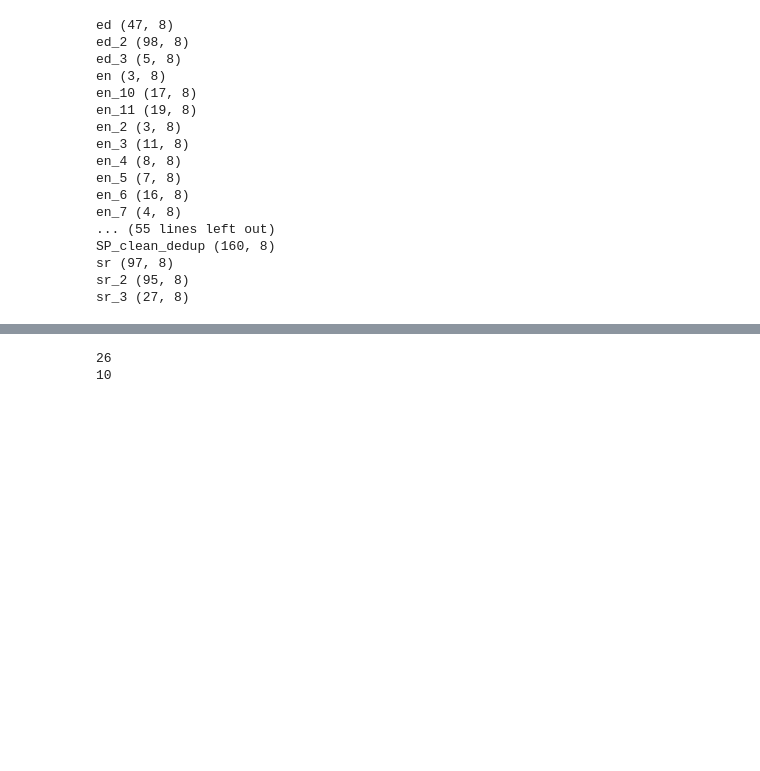
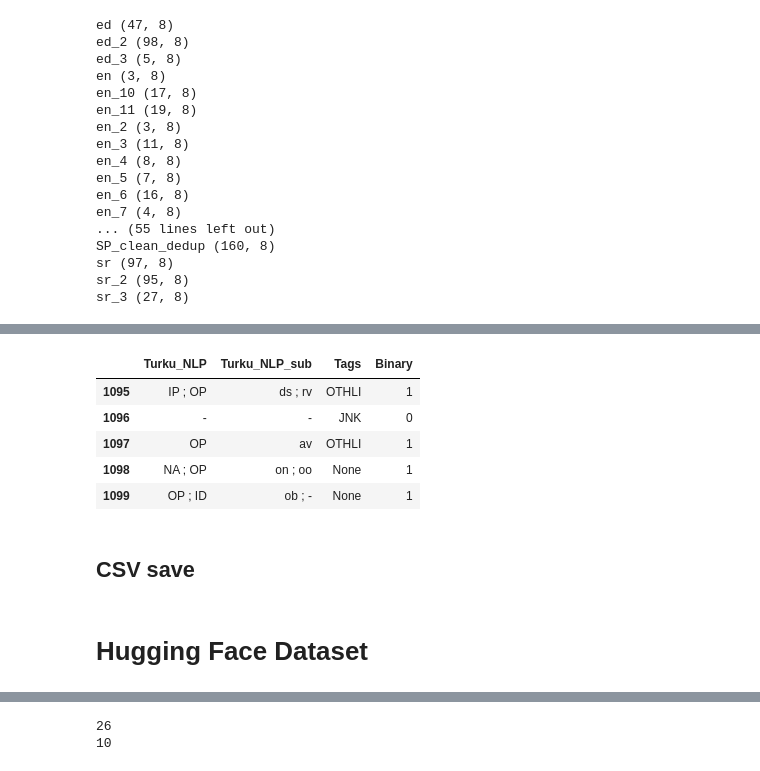
Before and after one commit to alrazz-n/persian_registers, a Jupyter notebook: 0_Datasetmaker.ipynb, the cells around one changed output, grey strips where cells are left out. Saved outputs shown, nothing was run; the diff lists cells and outputs as text; code cells hidden in the pictures; blank space fills up the shorter version.

```diff
--- a/0_Datasetmaker.ipynb
+++ b/0_Datasetmaker.ipynb
@@ -58,0 +218,9 @@ sr_3 (27, 8)
+# %%
+dfs_dedup["Persian_data"][["Turku_NLP", "Turku_NLP_sub", "Tags" , "Binary"]].tail()
+# %% [output]
+|  | Turku_NLP | Turku_NLP_sub | Tags | Binary |
+| 1095 | IP ; OP | ds ; rv | OTHLI | 1 |
+| 1096 | - | - | JNK | 0 |
+| 1097 | OP | av | OTHLI | 1 |
+| 1098 | NA ; OP | on ; oo | None | 1 |
+| 1099 | OP ; ID | ob ; - | None | 1 |
@@ -58,0 +235,2 @@ sr_3 (27, 8)
+# %% [markdown]
+## CSV save
@@ -58,0 +239,2 @@ sr_3 (27, 8)
+# %% [markdown]
+# Hugging Face Dataset
```
Also changed, not shown: parts of 30 cells of this notebook, 12 other files.
